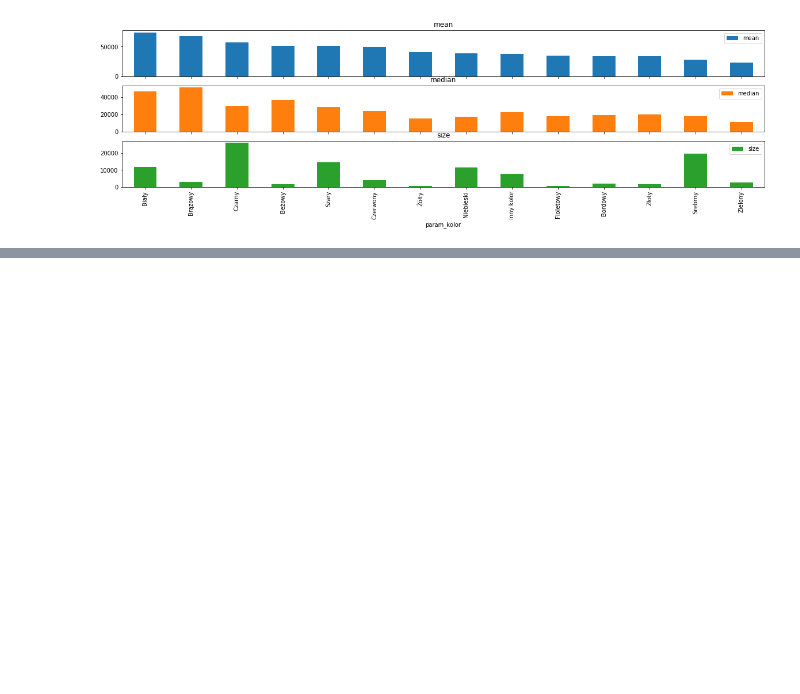
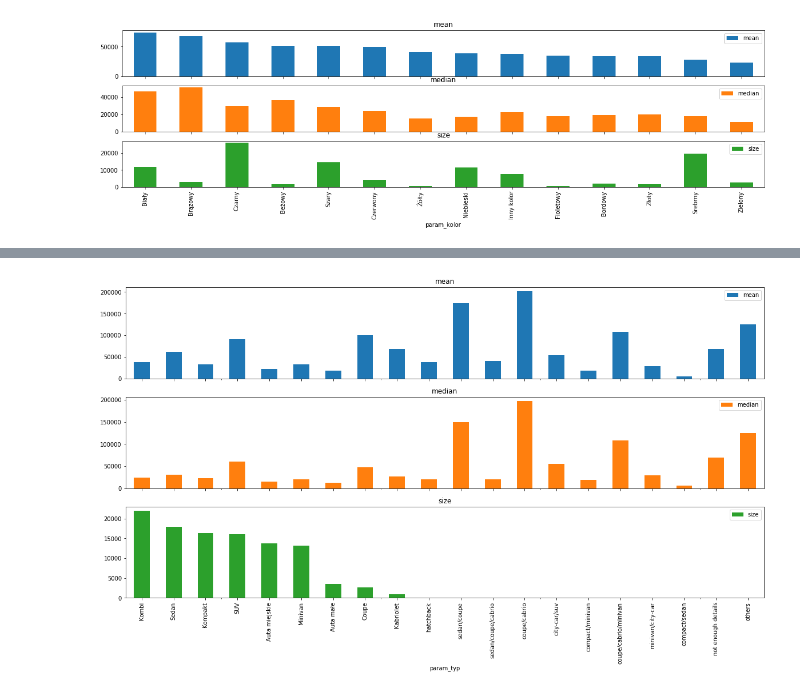
Before and after one commit to lat-lukasz/dw_matrix_car, a Jupyter notebook: day2_visualization.ipynb, the cells around one changed output, grey strips where cells are left out. Cells and saved outputs as stored; diff of their text form; code cells hidden in the pictures; blank space fills up the shorter version.

```diff
--- a/day2_visualization.ipynb
+++ b/day2_visualization.ipynb
@@ -126,0 +187,4 @@ group_and_barplot('param_kolor', feat_sort='mean');
+# %%
+group_and_barplot('param_typ', feat_sort='size');
+# %% [output]
+[figure, added]
```
Also changed, not shown: parts of 11 cells of this notebook.
